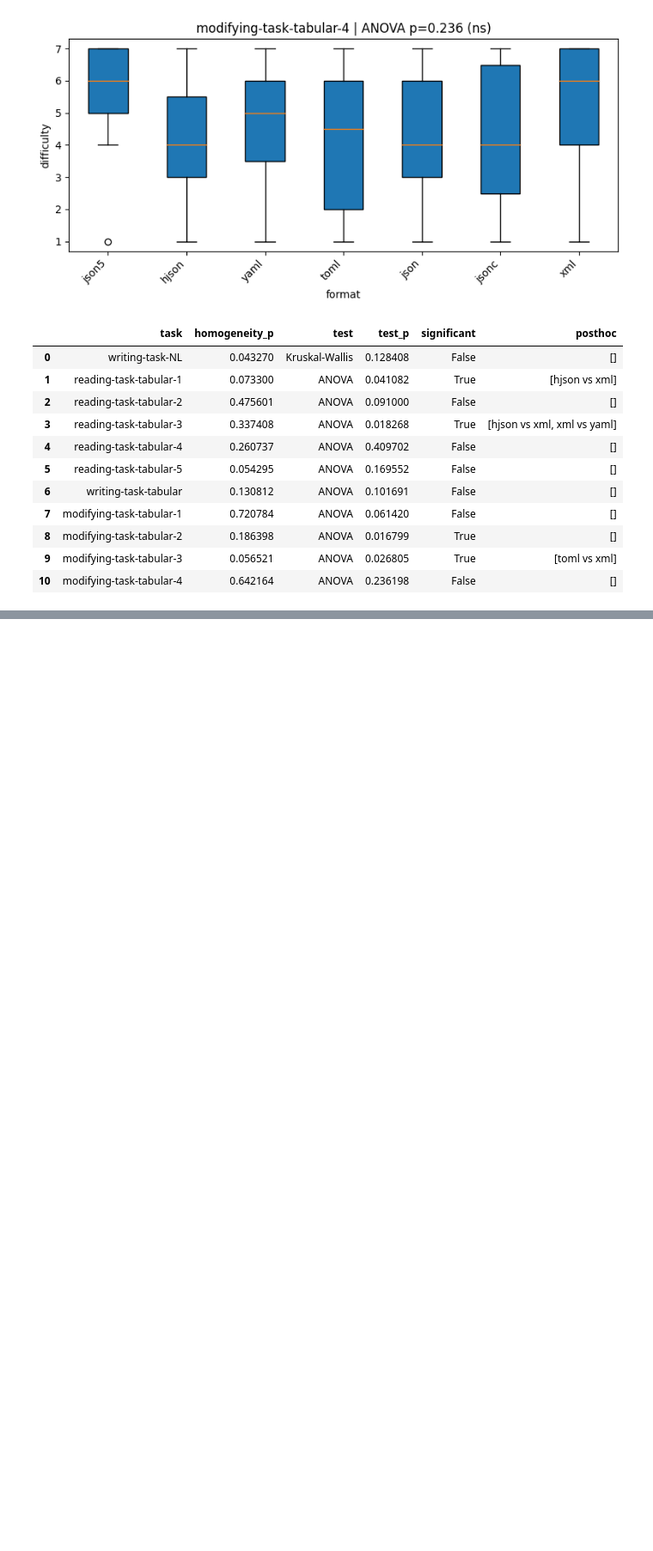
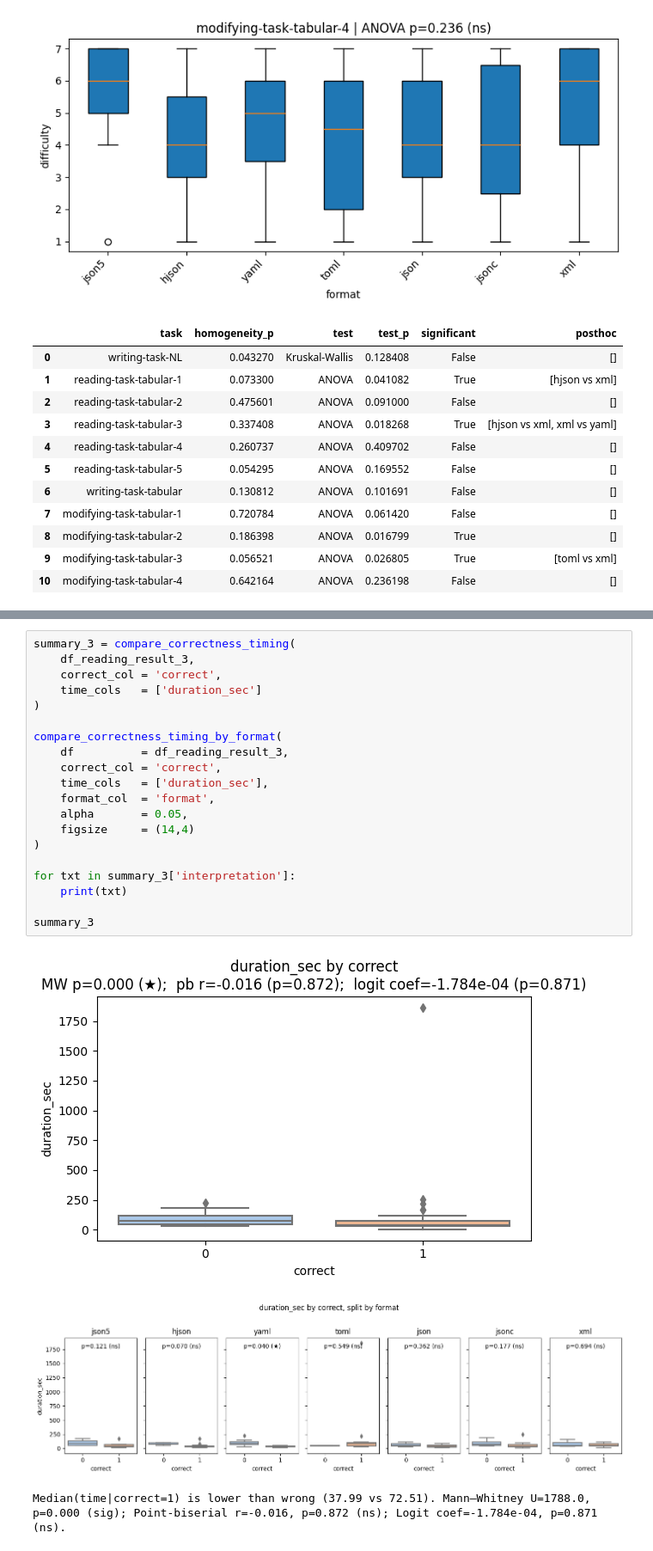
Before and after one commit to shiyihe-neko/usability_analysis, a Jupyter notebook: clean/basic_clean_analysis.ipynb, the cells around one changed output, grey strips where cells are left out. Shown at 86% size. Drawn from its saved outputs; the diff is of its cells as text; blank space fills up the shorter version.

```diff
--- a/clean/basic_clean_analysis.ipynb
+++ b/clean/basic_clean_analysis.ipynb
@@ -3069,0 +2011,24 @@ df_reading_tabular = filter_tasks_by_prefix(
+# %%
+summary_3 = compare_correctness_timing(
+    df_reading_result_3,
+    correct_col = 'correct',
+    time_cols   = ['duration_sec']
+)
+
+compare_correctness_timing_by_format(
+    df          = df_reading_result_3,
+    correct_col = 'correct',
+    time_cols   = ['duration_sec'],
+    format_col  = 'format',
+    alpha       = 0.05,
+    figsize     = (14,4)
+)
+
+for txt in summary_3['interpretation']:
+    print(txt)
+
+summary_3
+# %% [output]
+[figure, added]
+[figure, added]
+Median(time|correct=1) is lower than wrong (37.99 vs 72.51). Mann–Whitney U=1788.0, p=0.000 (sig); Point‐biserial r=-0.016, p=0.872 (ns); Logit coef=-1.784e-04, p=0.871 (ns).
```
Also changed, not shown: parts of 91 cells of this notebook, 1 other file.
